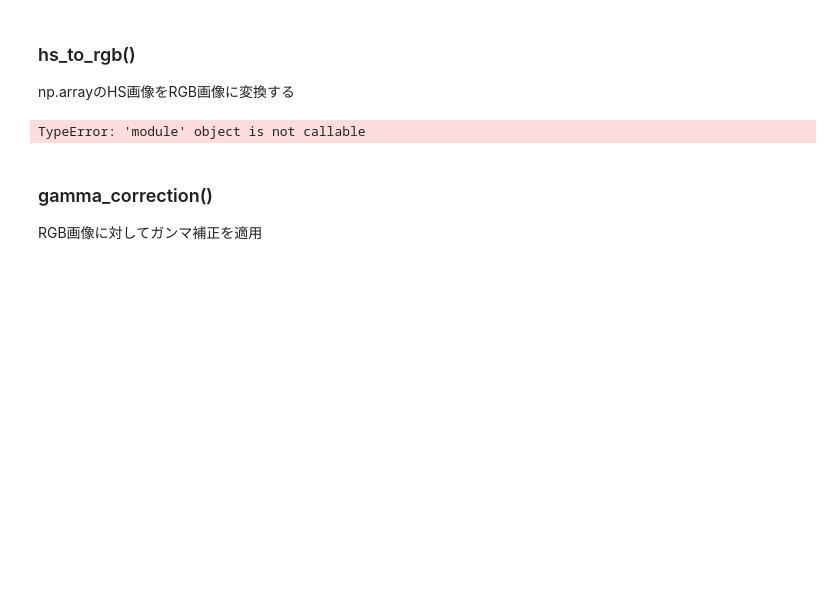
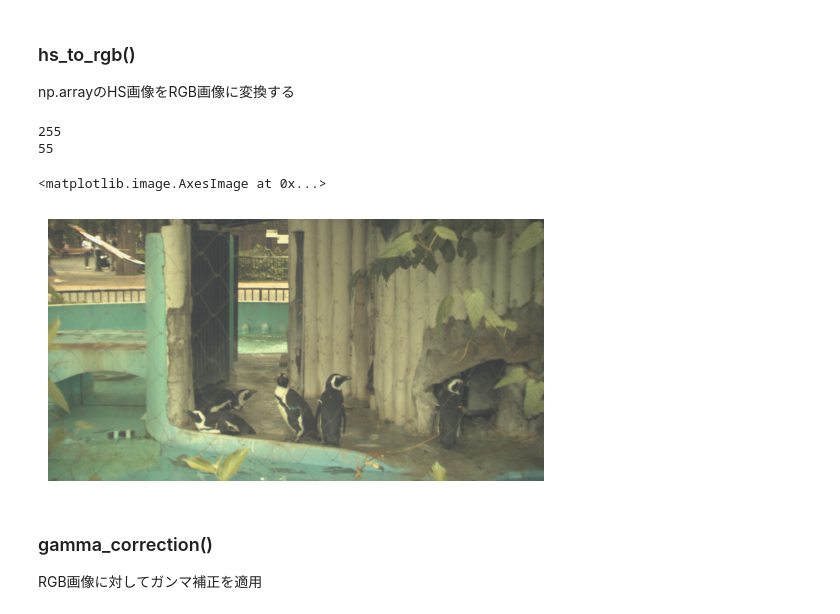
Before and after one commit to dekkaiinu/hsitools, a Jupyter notebook: sample_notebook/convert.ipynb, the cells around one changed output. Drawn from its saved outputs; the diff is of its cells as text; code cells hidden in the pictures; blank space fills up the shorter version.

```diff
--- a/sample_notebook/convert.ipynb
+++ b/sample_notebook/convert.ipynb
@@ -34,15 +34,21 @@ np.arrayのHS画像をRGB画像に変換する
 # %%
 import matplotlib.pyplot as plt
 
-from hsitools.convert import hs_to_rgb
+from hsitools.convert import hs_to_rgb, gamma_correction
 
 hsi_array = hsi_array / 4095
-rgb_img  = hs_to_rgb(hsi_array)
+rgb_img = hs_to_rgb(hsi_array)
+rgb_img = gamma_correction(rgb_img, gamma=2.2, max_value=np.max(rgb_img), base_max_value=255)
+print(np.max(rgb_img))
+print(np.min(rgb_img))
 
 plt.axis('off')
 plt.imshow(rgb_img)
 # %% [output]
-TypeError: 'module' object is not callable
+255
+55
+<matplotlib.image.AxesImage at 0x...>
+[figure, added]
 # %% [markdown]
 ### gamma_correction()
 RGB画像に対してガンマ補正を適用
```
Also changed, not shown: parts of 1 cell of this notebook.
